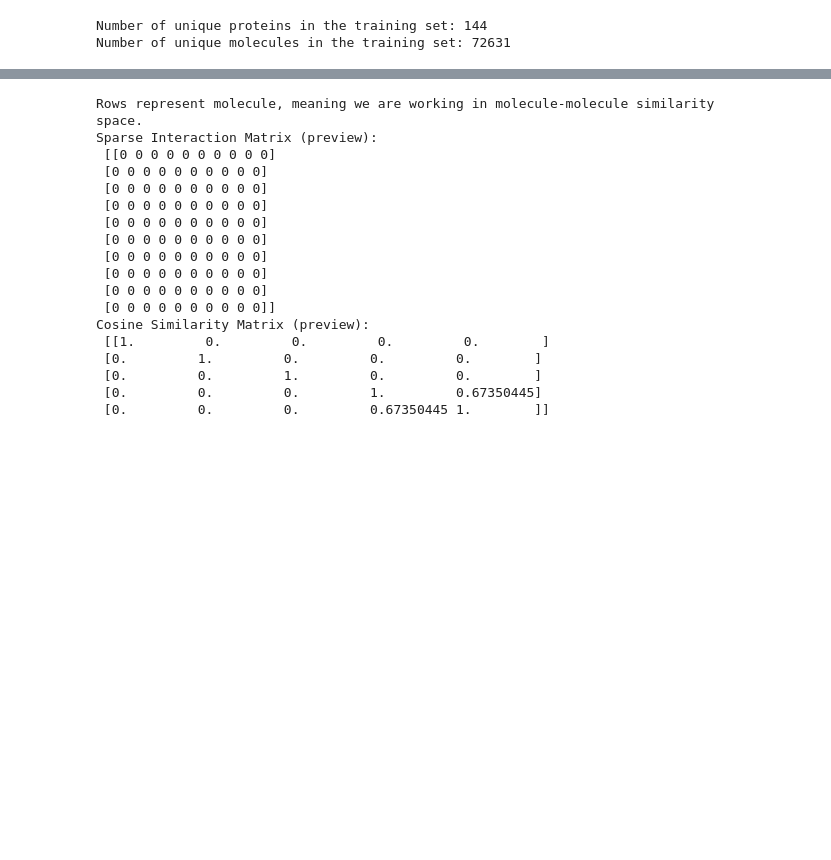
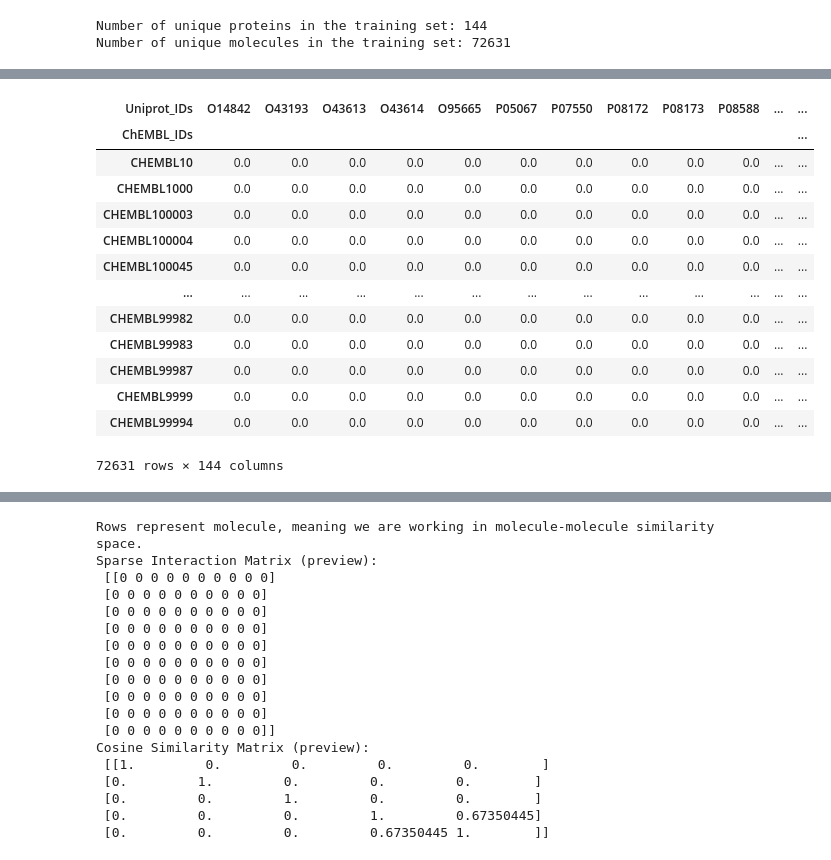
Before and after one commit to tildtr/data-mining-assignments, a Jupyter notebook: Project/DM_Project_Til.ipynb, the cells around one changed output, grey strips where cells are left out. Drawn from its saved outputs; the diff is of its cells as text; code cells hidden in the pictures; blank space fills up the shorter version.

```diff
--- a/Project/DM_Project_Til.ipynb
+++ b/Project/DM_Project_Til.ipynb
@@ -124,0 +149,29 @@ activity_train
+# %%
+# 1. Step: Create user X items (molecules X proteins) matrix
+
+# Define function
+def create_interaction_matrix(df, molecule_col, protein_col, activity_col):
+    interactions = df.pivot_table(index=molecule_col, columns=protein_col, values=activity_col, aggfunc='mean')
+    interactions = interactions.fillna(0)
+    return interactions
+
+# Create the interaction matrix
+interactions = create_interaction_matrix(df_activity, 'ChEMBL_IDs', 'Uniprot_IDs', 'Activity')
+
+# create the interaction matrix
+interactions
+# %% [output]
+| Uniprot_IDs | O14842 | O43193 | O43613 | O43614 | O95665 | P05067 | P07550 | P08172 | P08173 | P08588 | ... | ... |
+| ChEMBL_IDs |  |  |  |  |  |  |  |  |  |  |  | ... |
+| CHEMBL10 | 0.0 | 0.0 | 0.0 | 0.0 | 0.0 | 0.0 | 0.0 | 0.0 | 0.0 | 0.0 | ... | ... |
+| CHEMBL1000 | 0.0 | 0.0 | 0.0 | 0.0 | 0.0 | 0.0 | 0.0 | 0.0 | 0.0 | 0.0 | ... | ... |
+| CHEMBL100003 | 0.0 | 0.0 | 0.0 | 0.0 | 0.0 | 0.0 | 0.0 | 0.0 | 0.0 | 0.0 | ... | ... |
+| CHEMBL100004 | 0.0 | 0.0 | 0.0 | 0.0 | 0.0 | 0.0 | 0.0 | 0.0 | 0.0 | 0.0 | ... | ... |
+| CHEMBL100045 | 0.0 | 0.0 | 0.0 | 0.0 | 0.0 | 0.0 | 0.0 | 0.0 | 0.0 | 0.0 | ... | ... |
+| ... | ... | ... | ... | ... | ... | ... | ... | ... | ... | ... | ... | ... |
+| CHEMBL99982 | 0.0 | 0.0 | 0.0 | 0.0 | 0.0 | 0.0 | 0.0 | 0.0 | 0.0 | 0.0 | ... | ... |
+| CHEMBL99983 | 0.0 | 0.0 | 0.0 | 0.0 | 0.0 | 0.0 | 0.0 | 0.0 | 0.0 | 0.0 | ... | ... |
+| CHEMBL99987 | 0.0 | 0.0 | 0.0 | 0.0 | 0.0 | 0.0 | 0.0 | 0.0 | 0.0 | 0.0 | ... | ... |
+| CHEMBL9999 | 0.0 | 0.0 | 0.0 | 0.0 | 0.0 | 0.0 | 0.0 | 0.0 | 0.0 | 0.0 | ... | ... |
+| CHEMBL99994 | 0.0 | 0.0 | 0.0 | 0.0 | 0.0 | 0.0 | 0.0 | 0.0 | 0.0 | 0.0 | ... | ... |
+72631 rows × 144 columns
```
Also changed, not shown: parts of 19 cells of this notebook.
